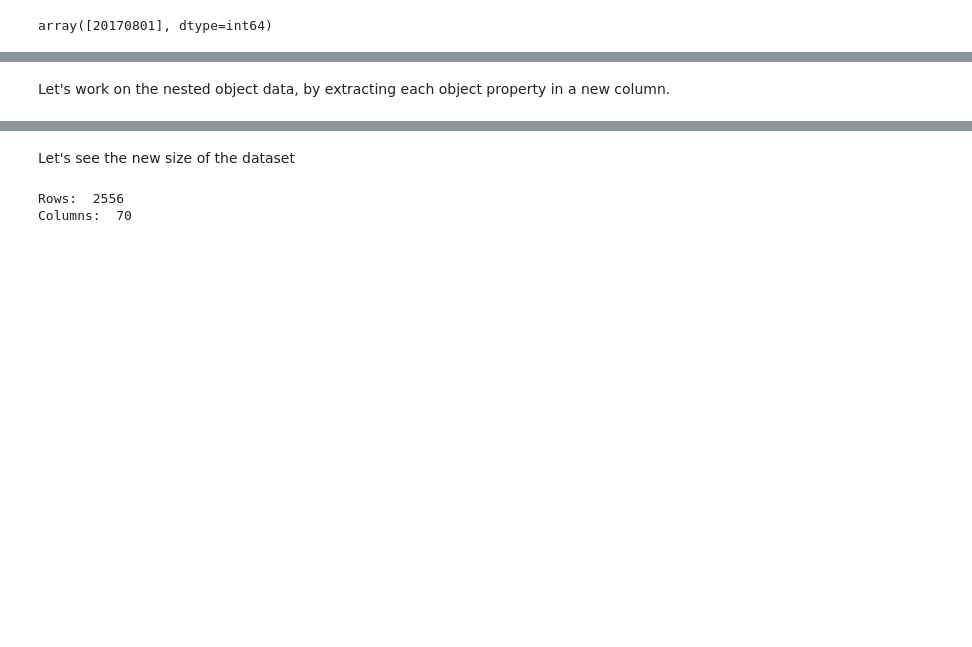
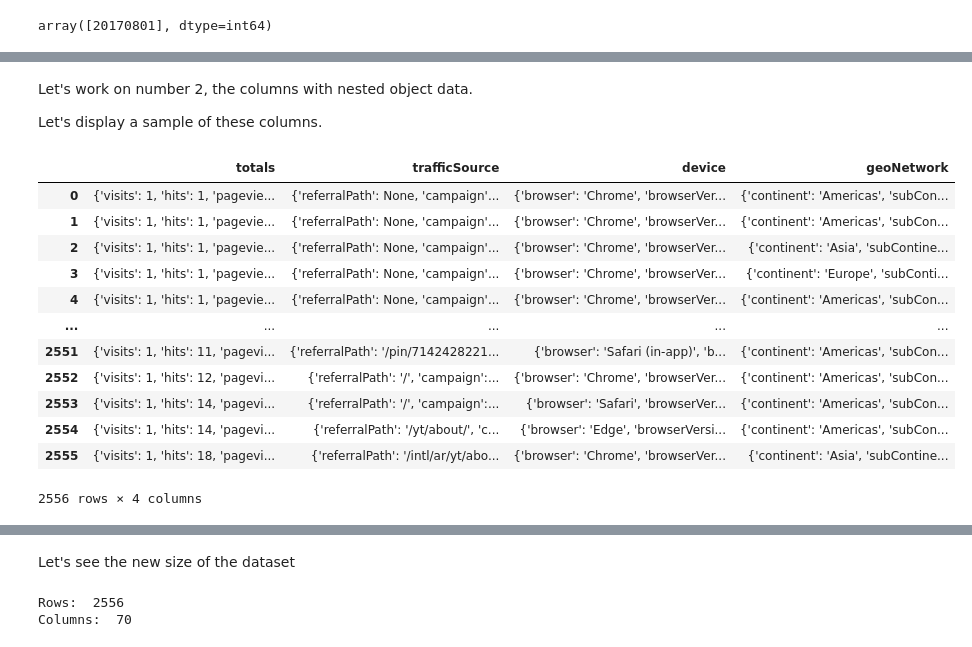
Before and after one commit to lamparelli/analytics_eda, a Jupyter notebook: eda.ipynb, the cells around one changed output, grey strips where cells are left out. Saved outputs shown, nothing was run; the diff lists cells and outputs as text; code cells hidden in the pictures; blank space fills up the shorter version.

```diff
--- a/eda.ipynb
+++ b/eda.ipynb
@@ -105,2 +135,4 @@ array(['2017-08-01'], dtype=object)
 # %% [markdown]
-Let's work on the nested object data, by extracting each object property in a new column.
+Let's work on number 2, the columns with nested object data.
+
+Let's display a sample of these columns.
@@ -109,0 +139,17 @@ from IPython.display import display
+# %%
+objCols = utilities.getListOfObjectColumns(df)
+df[objCols]
+# %% [output]
+|  | totals | trafficSource | device | geoNetwork |
+| 0 | {'visits': 1, 'hits': 1, 'pagevie... | {'referralPath': None, 'campaign'... | {'browser': 'Chrome', 'browserVer... | {'continent': 'Americas', 'subCon... |
+| 1 | {'visits': 1, 'hits': 1, 'pagevie... | {'referralPath': None, 'campaign'... | {'browser': 'Chrome', 'browserVer... | {'continent': 'Americas', 'subCon... |
+| 2 | {'visits': 1, 'hits': 1, 'pagevie... | {'referralPath': None, 'campaign'... | {'browser': 'Chrome', 'browserVer... | {'continent': 'Asia', 'subContine... |
+| 3 | {'visits': 1, 'hits': 1, 'pagevie... | {'referralPath': None, 'campaign'... | {'browser': 'Chrome', 'browserVer... | {'continent': 'Europe', 'subConti... |
+| 4 | {'visits': 1, 'hits': 1, 'pagevie... | {'referralPath': None, 'campaign'... | {'browser': 'Chrome', 'browserVer... | {'continent': 'Americas', 'subCon... |
+| ... | ... | ... | ... | ... |
+| 2551 | {'visits': 1, 'hits': 11, 'pagevi... | {'referralPath': '/pin/7142428221... | {'browser': 'Safari (in-app)', 'b... | {'continent': 'Americas', 'subCon... |
+| 2552 | {'visits': 1, 'hits': 12, 'pagevi... | {'referralPath': '/', 'campaign':... | {'browser': 'Chrome', 'browserVer... | {'continent': 'Americas', 'subCon... |
+| 2553 | {'visits': 1, 'hits': 14, 'pagevi... | {'referralPath': '/', 'campaign':... | {'browser': 'Safari', 'browserVer... | {'continent': 'Americas', 'subCon... |
+| 2554 | {'visits': 1, 'hits': 14, 'pagevi... | {'referralPath': '/yt/about/', 'c... | {'browser': 'Edge', 'browserVersi... | {'continent': 'Americas', 'subCon... |
+| 2555 | {'visits': 1, 'hits': 18, 'pagevi... | {'referralPath': '/intl/ar/yt/abo... | {'browser': 'Chrome', 'browserVer... | {'continent': 'Asia', 'subContine... |
+2556 rows × 4 columns
```
Also changed, not shown: parts of 46 cells of this notebook.
